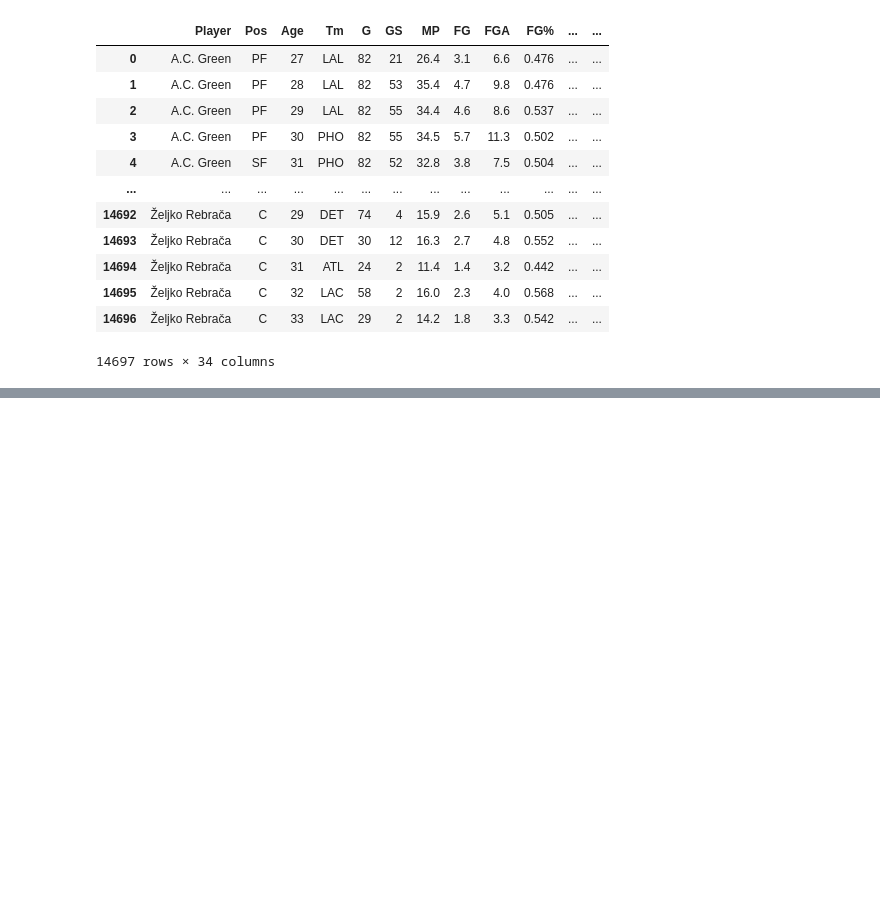
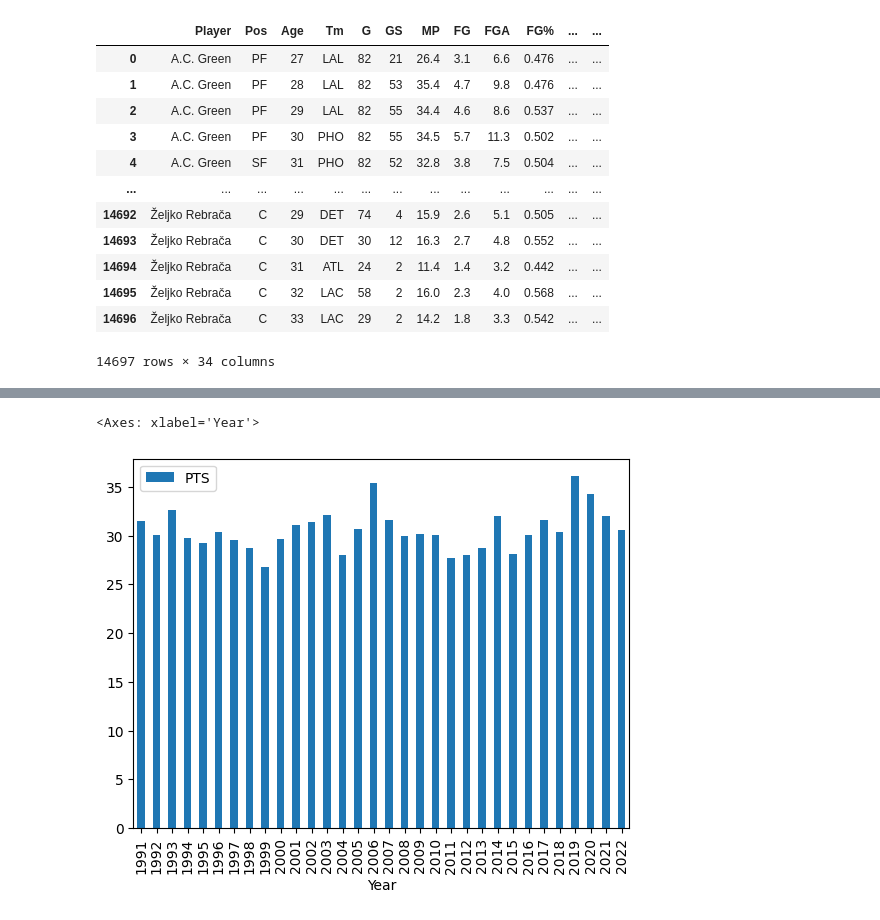
Before and after one commit to DunnyBunny1/HoopProphet, a Jupyter notebook: notebooks/data_cleaning.ipynb, the cells around one changed output, grey strips where cells are left out. Saved outputs shown, nothing was run; the diff lists cells and outputs as text; code cells hidden in the pictures; blank space fills up the shorter version.

```diff
--- a/notebooks/data_cleaning.ipynb
+++ b/notebooks/data_cleaning.ipynb
@@ -174,0 +209,7 @@ team_and_stats_df[team_and_stats_df['Pts Won'] > 0]
+# %%
+# To display the leading scorer each year
+yearly_leading_scores = team_and_stats_df.groupby('Year').apply(lambda x: x.sort_values('PTS', ascending=False).head(1))
+yearly_leading_scores.plot.bar('Year','PTS')
+# %% [output]
+<Axes: xlabel='Year'>
+[figure, added]
```
Also changed, not shown: parts of 6 cells of this notebook, 1 other file.
